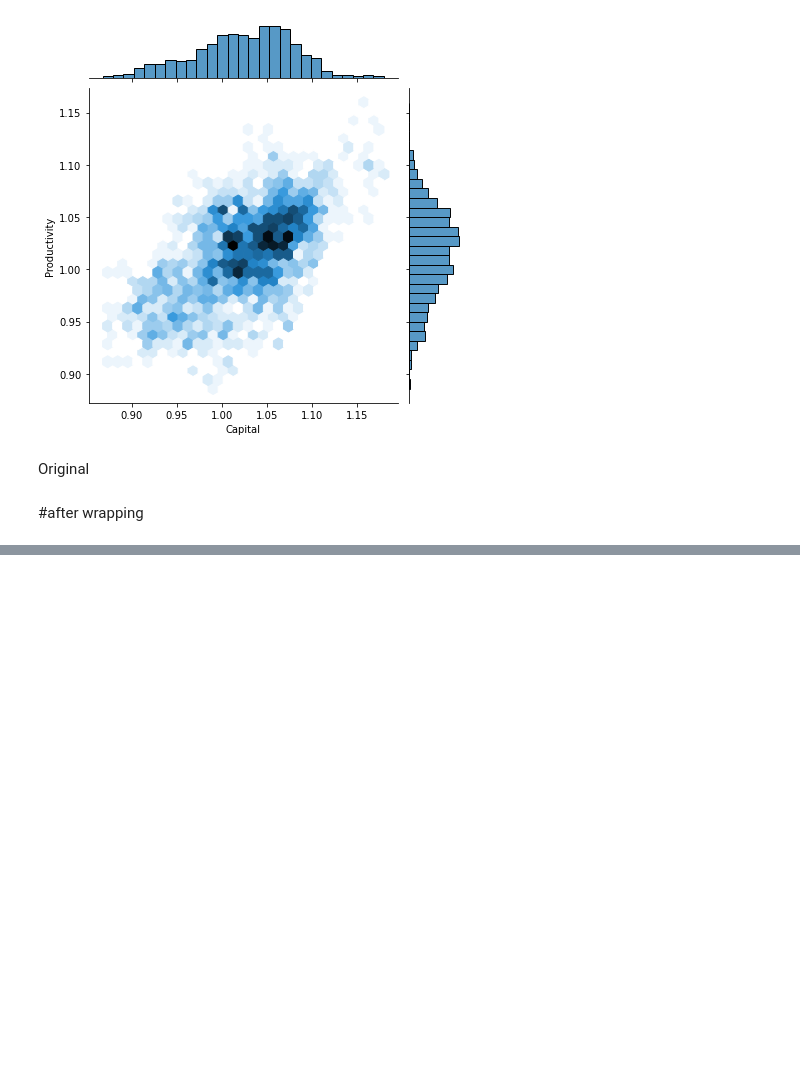
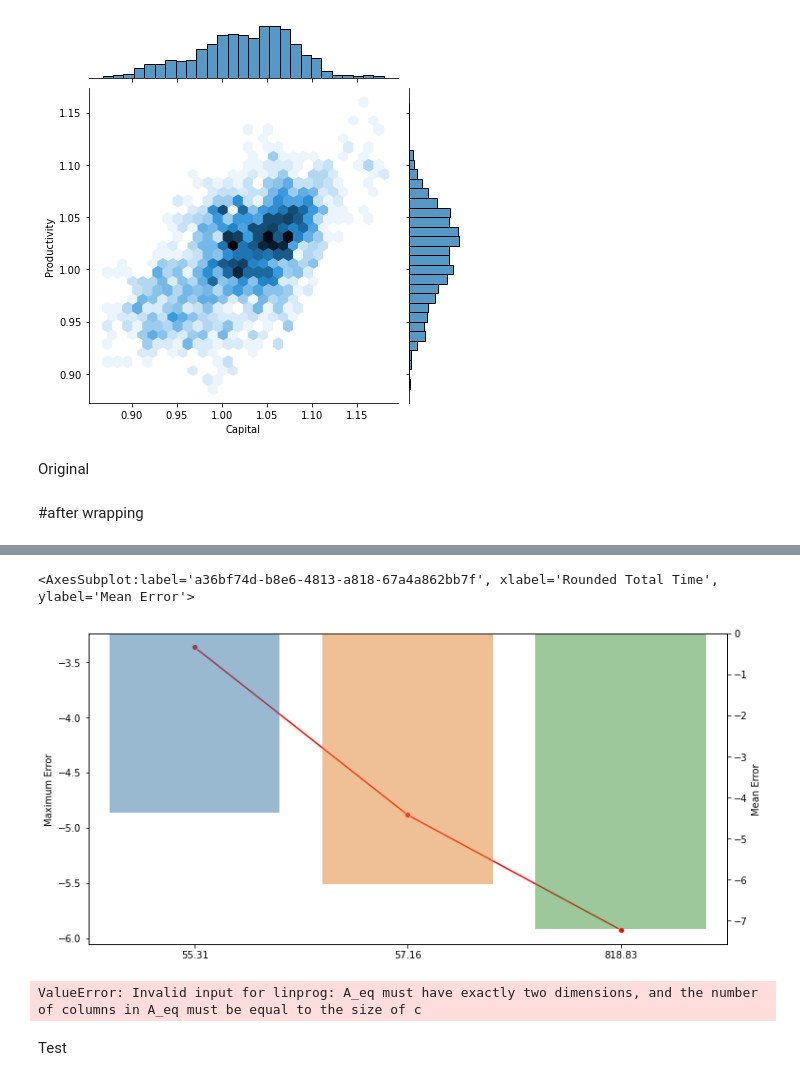
Before and after one commit to PoTseCheng/OSE, a Jupyter notebook: GSS/Gss python/OSE final report.ipynb, the cells around one changed output, grey strips where cells are left out. Cells and saved outputs as stored; diff of their text form; code cells hidden in the pictures; blank space fills up the shorter version.

```diff
--- a/GSS/Gss python/OSE final report.ipynb
+++ b/GSS/Gss python/OSE final report.ipynb
@@ -161,0 +168,14 @@ sns.barplot(data = showcase_result, x="Rounded Total Time", y="Mean Error", alph
+# %%
+Result_1= GSSA_MainResult(D_Max=4, Rm=1, Norml=1, Pt=-7, Pf=0 )
+
+ax1 = sns.set_style(style=None, rc=None )
+
+fig, ax1 = plt.subplots(figsize=(12,6))
+
+sns.lineplot(data = Result_1["Maximum Error"], marker='o', ax=ax1, color='r')
+ax2 = ax1.twinx()
+
+sns.barplot(data = Result_1, x="Rounded Total Time", y="Mean Error", alpha=0.5, ax=ax2)
+# %% [output]
+<AxesSubplot:label='a36bf74d-b8e6-4813-a818-67a4a862bb7f', xlabel='Rounded Total Time', ylabel='Mean Error'>
+[figure, added]
@@ -162,3 +204,19 @@ sns.barplot(data = showcase_result, x="Rounded Total Time", y="Mean Error", alph
+# %%
+#need to do it seperately
+Result_7= GSSA_MainResult(D_Max=4, Rm=7, Norml=0, Pt=-7, Pf=0 )
+
+ax1 = sns.set_style(style=None, rc=None )
+
+fig, ax1 = plt.subplots(figsize=(12,6))
+
+sns.lineplot(data = Result_1["Maximum Error"], marker='o', ax=ax1, color='r')
+ax2 = ax1.twinx()
+
+sns.barplot(data = Result_1, x="Rounded Total Time", y="Mean Error", alpha=0.5, ax=ax2)
+# %% [output]
+ValueError: Invalid input for linprog: A_eq must have exactly two dimensions, and the number of columns in A_eq must be equal to the size of c
+# %% [markdown]
+Test
 # %%
 df =reading("epsi10000.csv")
 T  = 10000           #Choose the simulation length for the solution procedure, T<=10,000
```
Also changed, not shown: parts of 18 cells of this notebook, 15 other files.
